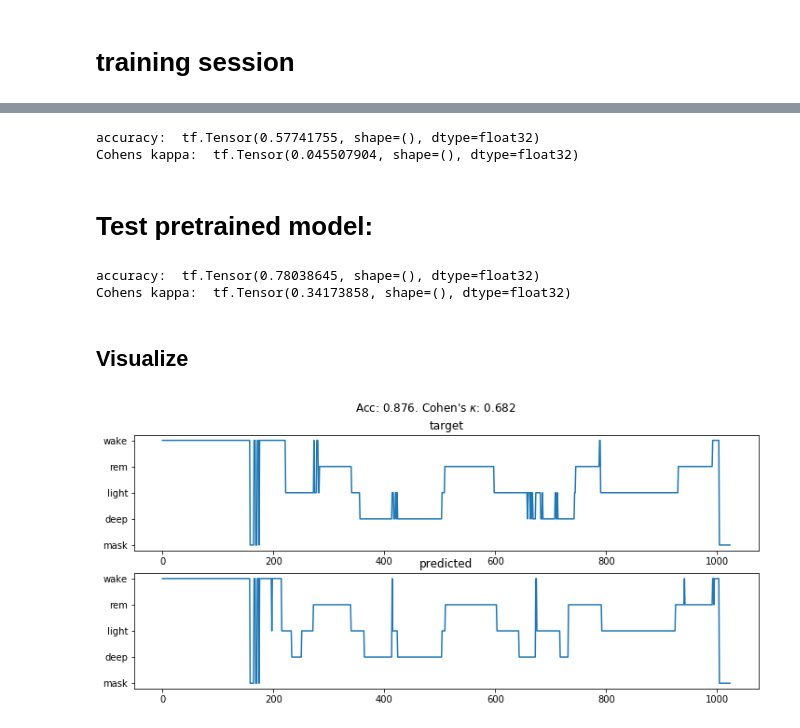
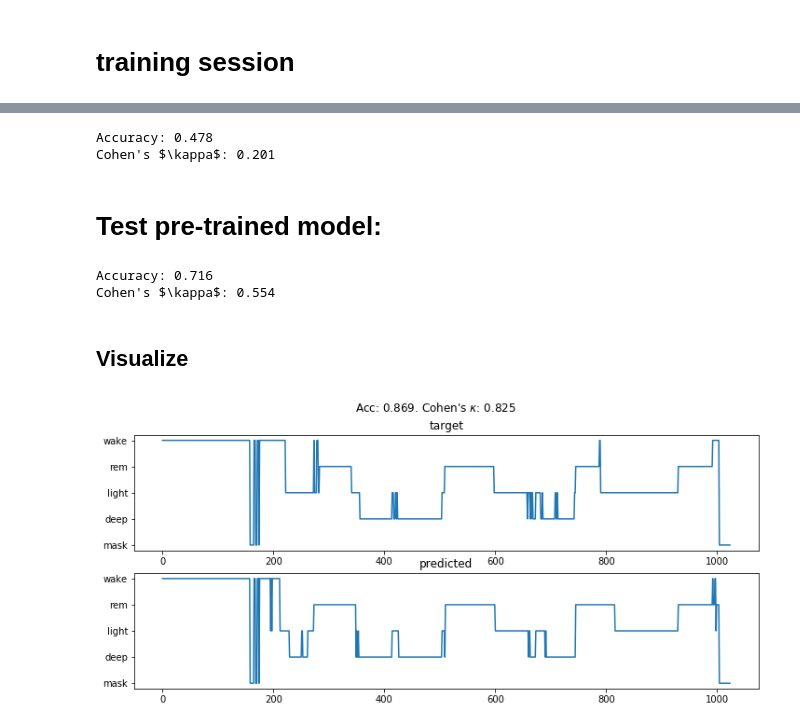
Before and after one commit to MADSOLSEN/SleepStagePrediction, a Jupyter notebook: minimal_example/train_and_evaluate.ipynb, the cells around one changed output, grey strips where cells are left out. Cells and saved outputs as stored; diff of their text form; code cells hidden in the pictures.

Commit message:
minimal_example: Updated performance metrics

```diff
--- a/minimal_example/train_and_evaluate.ipynb
+++ b/minimal_example/train_and_evaluate.ipynb
@@ -333,5 +333,6 @@ Epoch 20/20
 # %%
-from functions import metrics
+from sklearn.metrics import cohen_kappa_score, accuracy_score
+
 kappa = metrics['cohens_kappa'](num_classes=len(events))
 acc = metrics['binary_accuracy']()
 acc_mu, kappa_mu = [], []
@@ -340,25 +341,25 @@ for idx in range(ds_test.__len__()):
 
     sig, tar = ds_test.__getitem__(idx)
     pre = resunet.predict(sig)
-    mask_include = tar.sum(axis=2) == 1 # remove time steps that do not have correct scoring:
+    keep = tar.sum(axis=2) == 1 # remove time steps that do not have correct scoring:
 
     for b in range(pre.shape[0]):
-        acc_mu += [acc(np.expand_dims(pre[b, mask_include[b, :]], axis=0), np.expand_dims(tar[b, mask_include[b, :]], axis=0))]
-        kappa_mu += [kappa(np.expand_dims(pre[b, mask_include[b, :]], axis=0), np.expand_dims(tar[b, mask_include[b, :]], axis=0))]
 
-print('accuracy: ', sum(acc_mu) / len(acc_mu))
-print('Cohens kappa: ', sum(kappa_mu) / len(kappa_mu))
+        acc_mu += [accuracy_score(pre[keep].argmax(axis=1), tar[keep].argmax(axis=1))]
+        kappa_mu += [cohen_kappa_score(pre[keep].argmax(axis=1), tar[keep].argmax(axis=1))]
+
+print('Accuracy: {:.3f}'.format(sum(acc_mu) / len(acc_mu)))
+print("Cohen's $\kappa$: {:.3f}".format(sum(kappa_mu) / len(kappa_mu)))
 # %% [output]
-accuracy:  tf.Tensor(0.57741755, shape=(), dtype=float32)
-Cohens kappa:  tf.Tensor(0.045507904, shape=(), dtype=float32)
+Accuracy: 0.478
+Cohen's $\kappa$: 0.201
 # %% [markdown]
-# Test pretrained model:
+# Test pre-trained model:
 # %%
 resunet_pretrained = ResUNet(**model_params)
-resunet_pretrained.load_weights(filepath='models\\pretrained_weights\\model.059.h5')
+resunet_pretrained.load_weights(filepath='models\\pretrained_weights\\model-best.h5')
 # %%
-from functions import metrics
-# f1_by_class = metrics['f1_by_class'](beta=1, class_idx=0)
+from sklearn.metrics import cohen_kappa_score, accuracy_score
 kappa = metrics['cohens_kappa'](num_classes=len(events))
 acc = metrics['binary_accuracy']()
 acc_mu, kappa_mu = [], []
@@ -367,23 +368,23 @@ for idx in range(ds_test.__len__()):
 
     sig, tar = ds_test.__getitem__(idx)
     pre = resunet_pretrained.predict(sig)
-    mask_include = tar.sum(axis=2) == 1 # remove time steps that do not have correct scoring:
+    keep = tar.sum(axis=2) == 1 # remove time steps that do not have correct scoring:
 
     for b in range(pre.shape[0]):
-        acc_mu += [acc(np.expand_dims(pre[b, mask_include[b, :]], axis=0), np.expand_dims(tar[b, mask_include[b, :]], axis=0))]
-        kappa_mu += [kappa(np.expand_dims(pre[b, mask_include[b, :]], axis=0), np.expand_dims(tar[b, mask_include[b, :]], axis=0))]
 
-print('accuracy: ', sum(acc_mu) / len(acc_mu))
-print('Cohens kappa: ', sum(kappa_mu) / len(kappa_mu))
+        acc_mu += [accuracy_score(pre[keep].argmax(axis=1), tar[keep].argmax(axis=1))]
+        kappa_mu += [cohen_kappa_score(pre[keep].argmax(axis=1), tar[keep].argmax(axis=1))]
 
-#[print(k) for k in kappa_mu]
+print('Accuracy: {:.3f}'.format(sum(acc_mu) / len(acc_mu)))
+print("Cohen's $\kappa$: {:.3f}".format(sum(kappa_mu) / len(kappa_mu)))
 # %% [output]
-accuracy:  tf.Tensor(0.78038645, shape=(), dtype=float32)
-Cohens kappa:  tf.Tensor(0.34173858, shape=(), dtype=float32)
+Accuracy: 0.716
+Cohen's $\kappa$: 0.554
 # %% [markdown]
 ## Visualize
 # %%
 from matplotlib import pyplot as plt
+from sklearn.metrics import cohen_kappa_score, accuracy_score
 
 idx = 11
 batch_idx = 0
@@ -396,35 +397,33 @@ pre_ = resunet_pretrained.predict(sig)
 tar = tar_[batch_idx, :, :]
 pre = pre_[batch_idx, :, :]
 
 # mask:
 mask = tar.sum(axis=1) != 1 # r
 keep = tar.sum(axis=1) == 1 # r
 
 # reformat to traditional hypnogram
 tar_hyp = ds_test.hypnogram_plot_helper(tar, mask)
 pre_hyp = ds_test.hypnogram_plot_helper(pre, mask)
 
 # figures stuff
 fig = plt.figure(figsize=(12., 5.))
 gs = fig.add_gridspec(nrows=2, ncols=1)
 ax1 = fig.add_subplot(gs[0])
 ax2 = fig.add_subplot(gs[1])
 
 # plot
 ax1.plot(tar_hyp)
 ax2.plot(pre_hyp)
 
-# axis
 fig.suptitle("Acc: {:.3f}. Cohen's $\kappa$: {:.3f}".format(
-    acc(np.expand_dims(pre[keep], axis=0), np.expand_dims(tar[keep], axis=0)),
-    kappa(np.expand_dims(pre[keep], axis=0), np.expand_dims(tar[keep], axis=0))))
+    accuracy_score(pre[keep].argmax(axis=1), tar[keep].argmax(axis=1)),
+    cohen_kappa_score(pre[keep].argmax(axis=1), tar[keep].argmax(axis=1))))
 
-#ax1.yaxis.
 ax1.set_title('target')
 ax1.yaxis.set_ticklabels(['0', 'mask', 'deep', 'light', 'rem', 'wake'])
 ax2.set_title('predicted')
 ax2.yaxis.set_ticklabels(['0', 'mask', 'deep', 'light', 'rem', 'wake'])
 
 plt.show()
 # %% [output]
-[figure, old version]
+[figure, new version]
```
Also changed, not shown: parts of 2 cells of this notebook, 2 other files.
